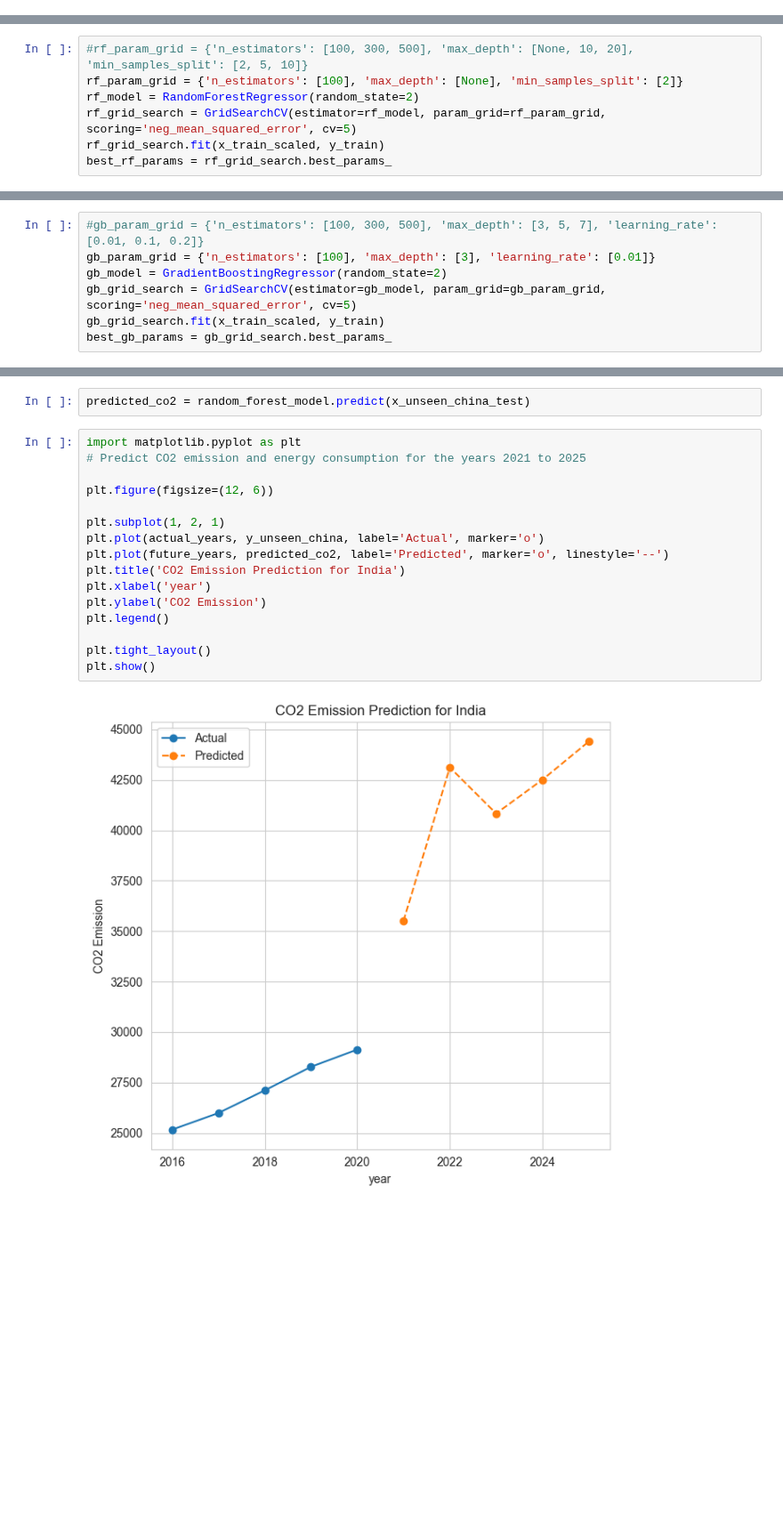
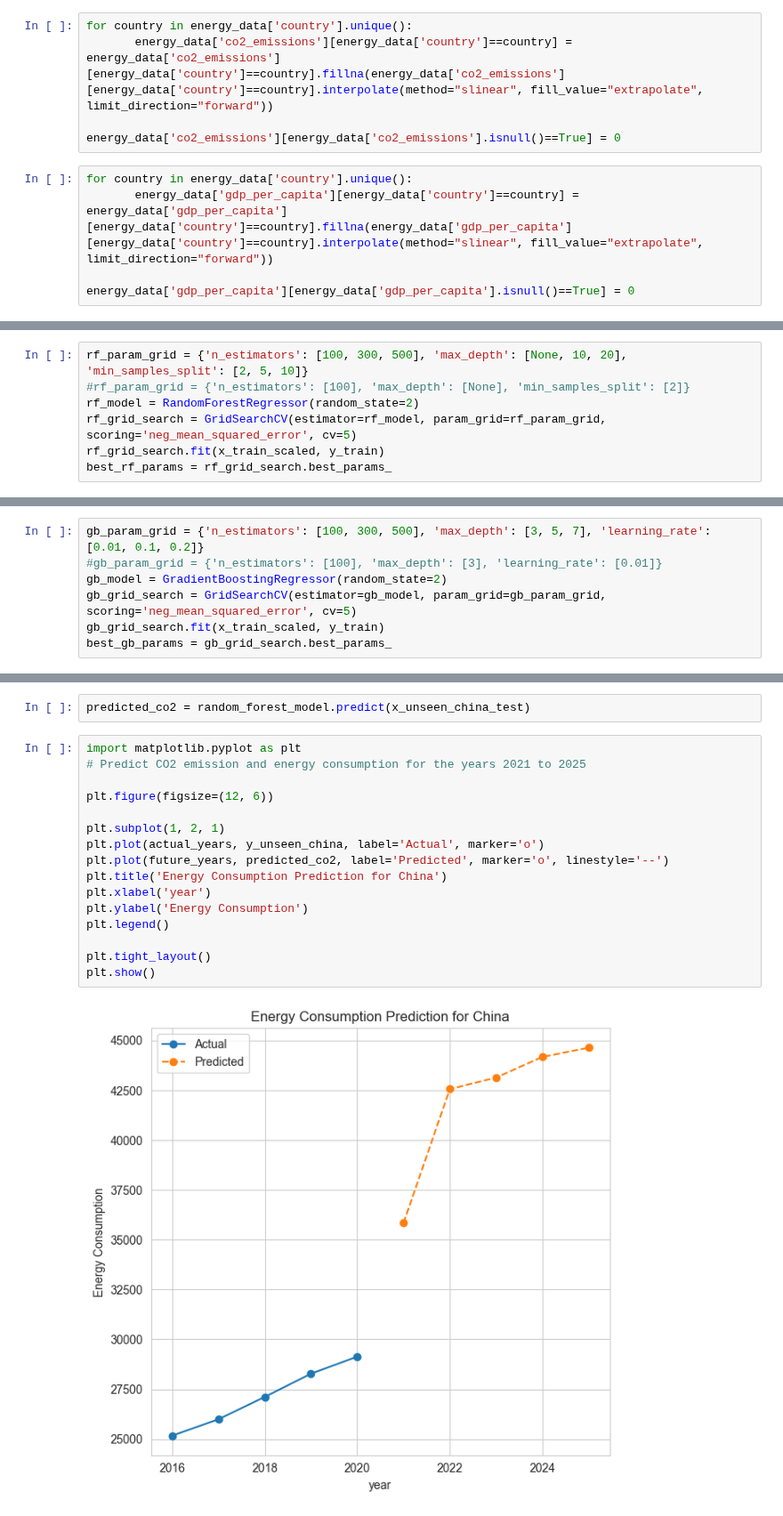
Before and after one commit to elkinbarretorojas/data_science, a Jupyter notebook: text_analysis/New/energy/model.ipynb, the cells around one changed output, grey strips where cells are left out. Shown at 89% size. Saved outputs shown, nothing was run; the diff lists cells and outputs as text; blank space fills up the shorter version.

```diff
--- a/text_analysis/New/energy/model.ipynb
+++ b/text_analysis/New/energy/model.ipynb
@@ -448,0 +438,10 @@ energy_data['land_area'].fillna(method='bfill', inplace = True)
+# %%
+for country in energy_data['country'].unique():
+       energy_data['co2_emissions'][energy_data['country']==country] = energy_data['co2_emissions'][energy_data['country']==country].fillna(energy_data['co2_emissions'][energy_data['country']==country].interpolate(method="slinear", fill_value="extrapolate", limit_direction="forward"))
+
+energy_data['co2_emissions'][energy_data['co2_emissions'].isnull()==True] = 0
+# %%
+for country in energy_data['country'].unique():
+       energy_data['gdp_per_capita'][energy_data['country']==country] = energy_data['gdp_per_capita'][energy_data['country']==country].fillna(energy_data['gdp_per_capita'][energy_data['country']==country].interpolate(method="slinear", fill_value="extrapolate", limit_direction="forward"))
+
+energy_data['gdp_per_capita'][energy_data['gdp_per_capita'].isnull()==True] = 0
@@ -591,8 +628,8 @@ x_test_scaled = scaler.transform(x_test)
 # %% [markdown]
 #### Random Forest
 # %%
-#rf_param_grid = {'n_estimators': [100, 300, 500], 'max_depth': [None, 10, 20], 'min_samples_split': [2, 5, 10]}
-rf_param_grid = {'n_estimators': [100], 'max_depth': [None], 'min_samples_split': [2]}
+rf_param_grid = {'n_estimators': [100, 300, 500], 'max_depth': [None, 10, 20], 'min_samples_split': [2, 5, 10]}
+#rf_param_grid = {'n_estimators': [100], 'max_depth': [None], 'min_samples_split': [2]}
 rf_model = RandomForestRegressor(random_state=2)
 rf_grid_search = GridSearchCV(estimator=rf_model, param_grid=rf_param_grid, scoring='neg_mean_squared_error', cv=5)
 rf_grid_search.fit(x_train_scaled, y_train)
@@ -600,8 +637,8 @@ best_rf_params = rf_grid_search.best_params_
 # %% [markdown]
 ### Gradient Boosting
 # %%
-#gb_param_grid = {'n_estimators': [100, 300, 500], 'max_depth': [3, 5, 7], 'learning_rate': [0.01, 0.1, 0.2]}
-gb_param_grid = {'n_estimators': [100], 'max_depth': [3], 'learning_rate': [0.01]}
+gb_param_grid = {'n_estimators': [100, 300, 500], 'max_depth': [3, 5, 7], 'learning_rate': [0.01, 0.1, 0.2]}
+#gb_param_grid = {'n_estimators': [100], 'max_depth': [3], 'learning_rate': [0.01]}
 gb_model = GradientBoostingRegressor(random_state=2)
 gb_grid_search = GridSearchCV(estimator=gb_model, param_grid=gb_param_grid, scoring='neg_mean_squared_error', cv=5)
 gb_grid_search.fit(x_train_scaled, y_train)
@@ -728,18 +762,18 @@ predicted_co2 = random_forest_model.predict(x_unseen_china_test)
 # %%
 import matplotlib.pyplot as plt
 # Predict CO2 emission and energy consumption for the years 2021 to 2025
 
 plt.figure(figsize=(12, 6))
 
 plt.subplot(1, 2, 1)
 plt.plot(actual_years, y_unseen_china, label='Actual', marker='o')
 plt.plot(future_years, predicted_co2, label='Predicted', marker='o', linestyle='--')
-plt.title('CO2 Emission Prediction for India')
+plt.title('Energy Consumption Prediction for China')
 plt.xlabel('year')
-plt.ylabel('CO2 Emission')
+plt.ylabel('Energy Consumption')
 plt.legend()
 
 plt.tight_layout()
 plt.show()
 # %% [output]
-[figure, old version]
+[figure, new version]
```
Also changed, not shown: parts of 24 cells of this notebook.
